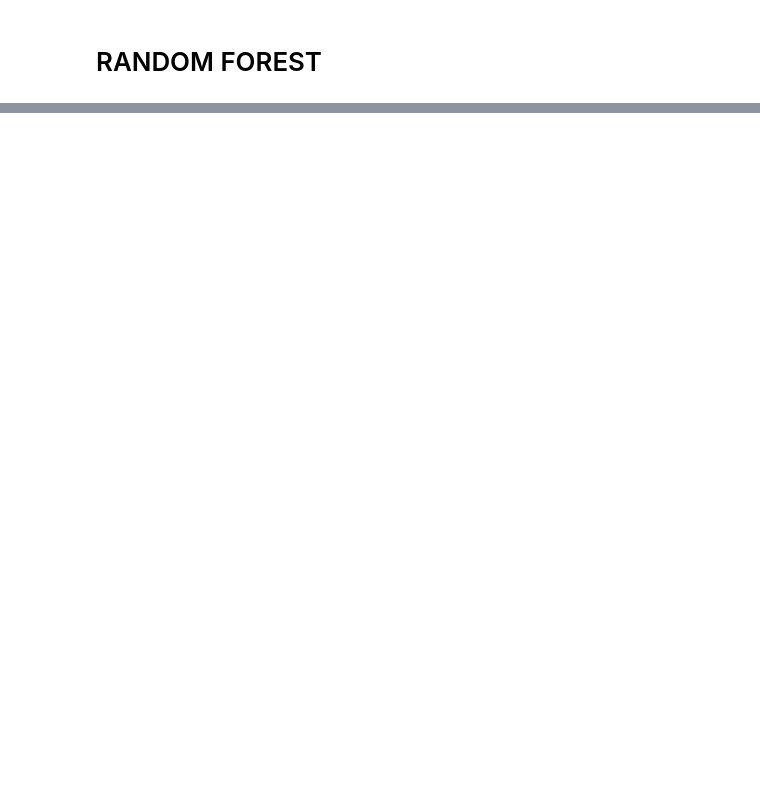
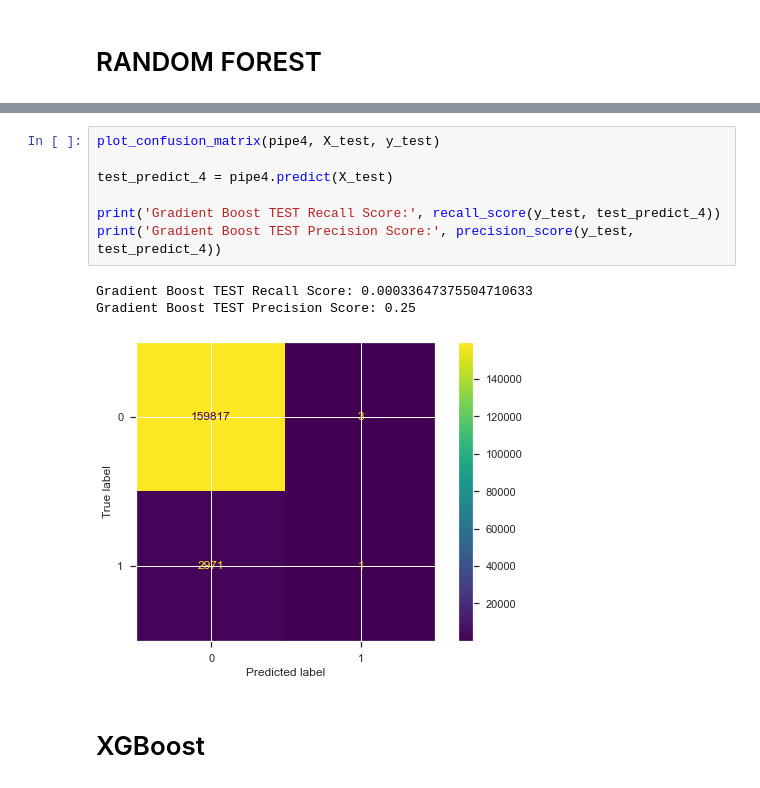
Before and after one commit to ClayHunn/Phase3Project, a Jupyter notebook: Kyle_EDA_notebook.ipynb, the cells around one changed output, grey strips where cells are left out. Drawn from its saved outputs; the diff is of its cells as text; blank space fills up the shorter version.

```diff
--- a/Kyle_EDA_notebook.ipynb
+++ b/Kyle_EDA_notebook.ipynb
@@ -747,0 +907,13 @@ Random Forest TEST Precision Score: 0.08695851478340591
+# %%
+plot_confusion_matrix(pipe4, X_test, y_test)
+
+test_predict_4 = pipe4.predict(X_test)
+
+print('Gradient Boost TEST Recall Score:', recall_score(y_test, test_predict_4))
+print('Gradient Boost TEST Precision Score:', precision_score(y_test, test_predict_4))
+# %% [output]
+Gradient Boost TEST Recall Score: 0.00033647375504710633
+Gradient Boost TEST Precision Score: 0.25
+[figure, added]
+# %% [markdown]
+# XGBoost
```
Also changed, not shown: parts of 72 cells of this notebook.
